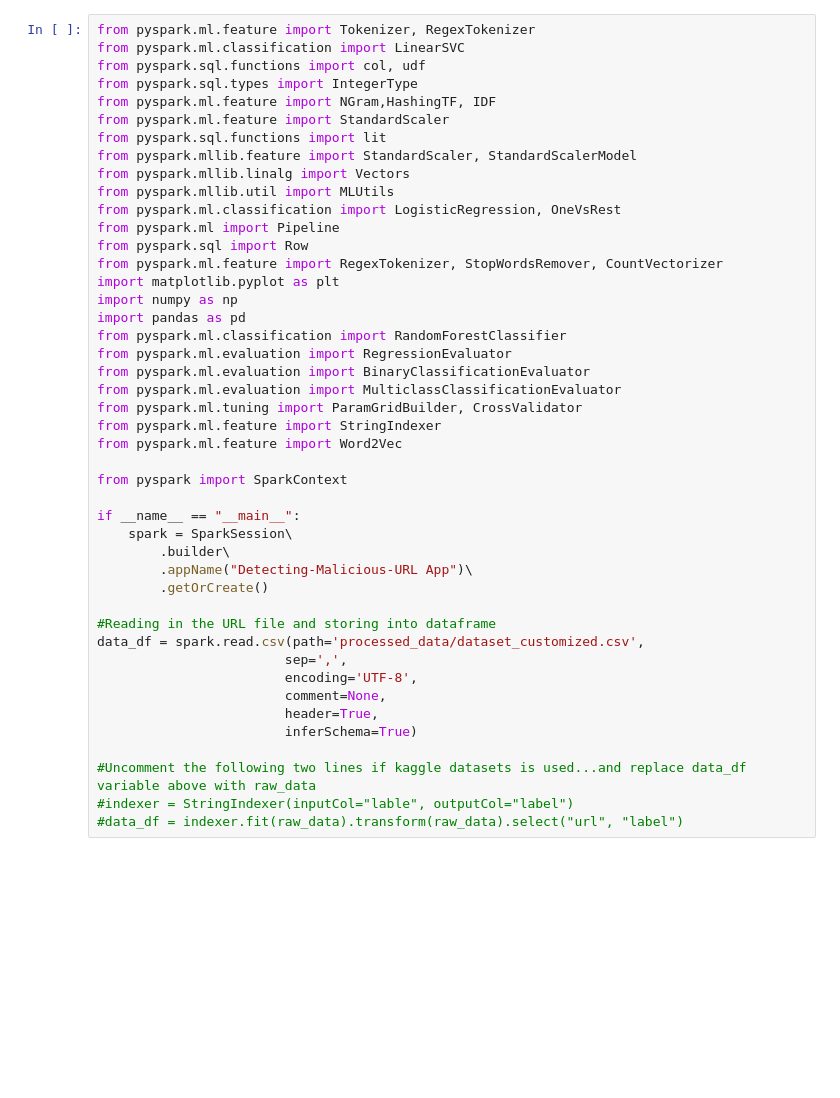
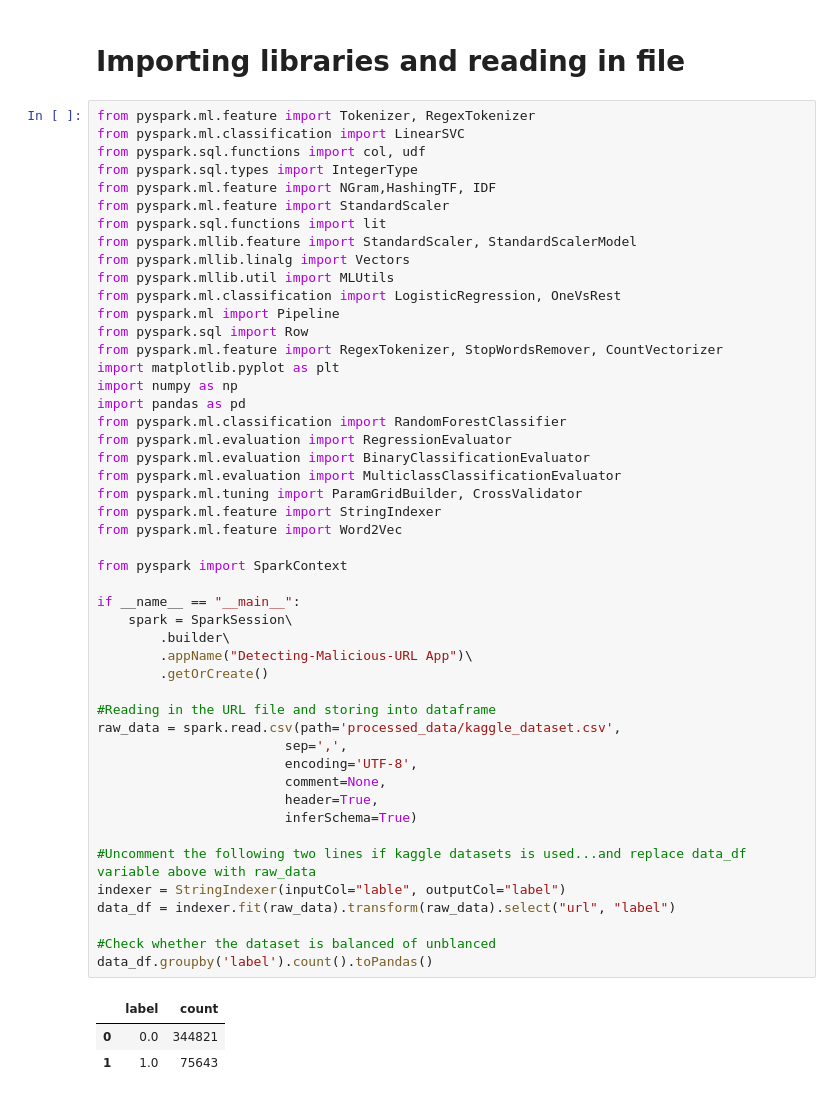
Before and after one commit to rlilojr/Detecting-Malicious-URL-Machine-Learning, a Jupyter notebook: source_code.ipynb, the cells around one changed output. Cells and saved outputs as stored; diff of their text form; blank space fills up the shorter version.

```diff
--- a/source_code.ipynb
+++ b/source_code.ipynb
@@ -1,3 +1,5 @@
+# %% [markdown]
+# Importing libraries and reading in file
 # %%
 from pyspark.ml.feature import Tokenizer, RegexTokenizer
 from pyspark.ml.classification import LinearSVC
@@ -13,33 +15,40 @@ from pyspark.ml.classification import LogisticRegression, OneVsRest
 from pyspark.ml import Pipeline
 from pyspark.sql import Row
 from pyspark.ml.feature import RegexTokenizer, StopWordsRemover, CountVectorizer
 import matplotlib.pyplot as plt
 import numpy as np
 import pandas as pd
 from pyspark.ml.classification import RandomForestClassifier
 from pyspark.ml.evaluation import RegressionEvaluator
 from pyspark.ml.evaluation import BinaryClassificationEvaluator
 from pyspark.ml.evaluation import MulticlassClassificationEvaluator
 from pyspark.ml.tuning import ParamGridBuilder, CrossValidator
 from pyspark.ml.feature import StringIndexer
 from pyspark.ml.feature import Word2Vec
 
 from pyspark import SparkContext
 
 if __name__ == "__main__":
     spark = SparkSession\
         .builder\
         .appName("Detecting-Malicious-URL App")\
         .getOrCreate()
 
 #Reading in the URL file and storing into dataframe
-data_df = spark.read.csv(path='processed_data/dataset_customized.csv',
+raw_data = spark.read.csv(path='processed_data/kaggle_dataset.csv',
                         sep=',',
                         encoding='UTF-8',
                         comment=None,
                         header=True,
                         inferSchema=True)
 
 #Uncomment the following two lines if kaggle datasets is used...and replace data_df variable above with raw_data
-#indexer = StringIndexer(inputCol="lable", outputCol="label")
-#data_df = indexer.fit(raw_data).transform(raw_data).select("url", "label")
+indexer = StringIndexer(inputCol="lable", outputCol="label")
+data_df = indexer.fit(raw_data).transform(raw_data).select("url", "label")
+
+#Check whether the dataset is balanced of unblanced
+data_df.groupby('label').count().toPandas()
+# %% [output]
+|  | label | count |
+| 0 | 0.0 | 344821 |
+| 1 | 1.0 | 75643 |
```
Also changed, not shown: parts of 18 cells of this notebook, 34 other files.
